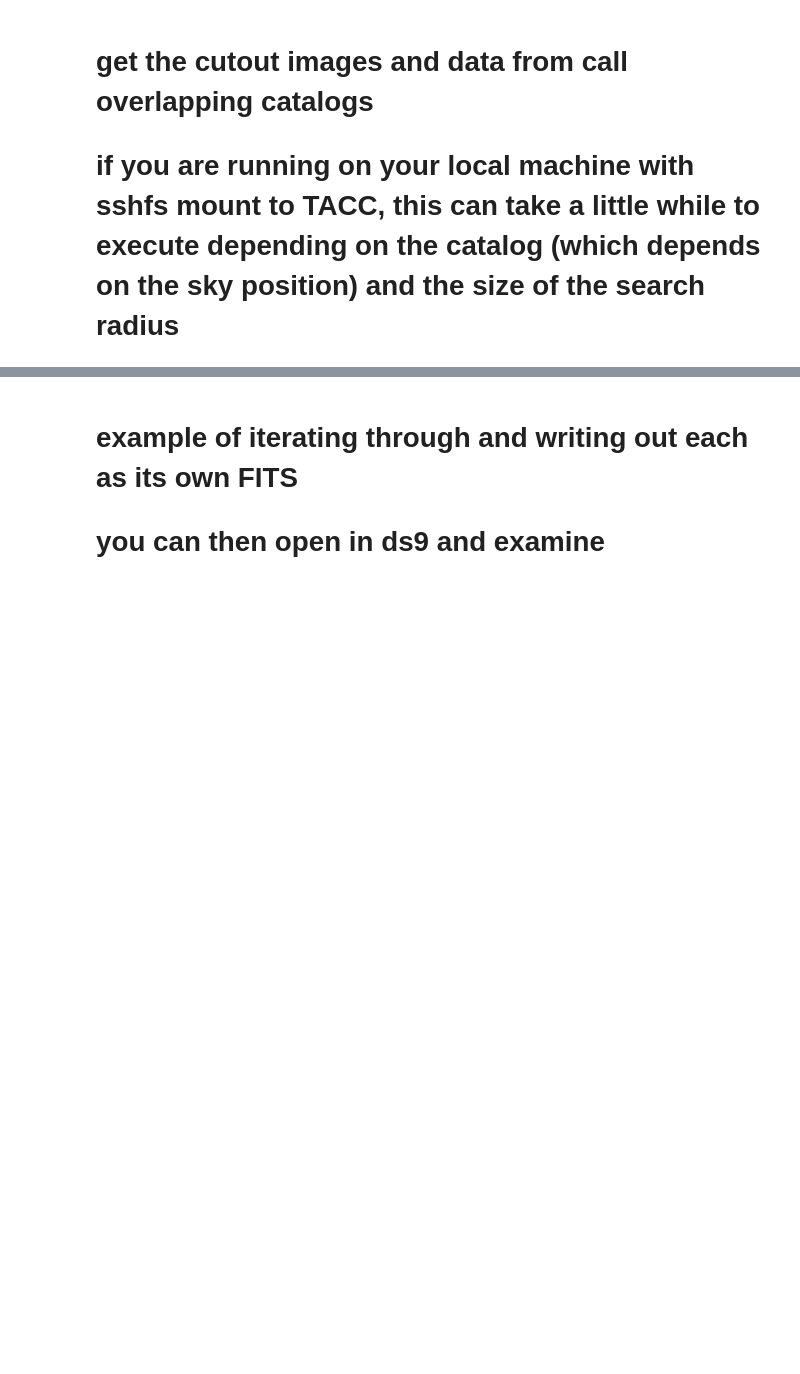
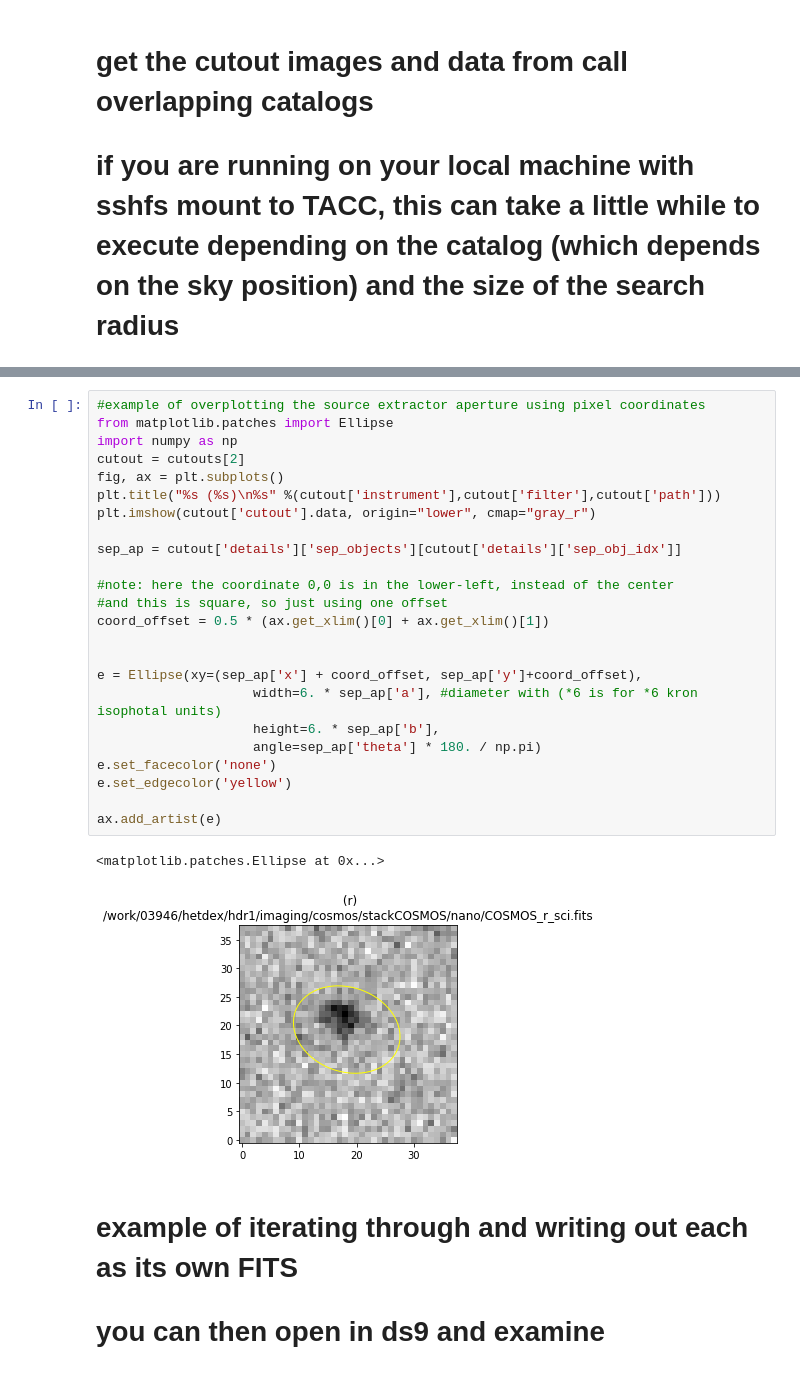
Before and after one commit to HETDEX/hetdex_api, a Jupyter notebook: notebooks/08-ELiXer_Imaging_Catalogs.ipynb, the cells around one changed output, grey strips where cells are left out. Cells and saved outputs as stored; diff of their text form; blank space fills up the shorter version.

Commit message:
update 08 notebook with new examples from ELiXer API

```diff
--- a/notebooks/08-ELiXer_Imaging_Catalogs.ipynb
+++ b/notebooks/08-ELiXer_Imaging_Catalogs.ipynb
@@ -138,3 +174,30 @@ for c in cutouts:
+# %%
+#example of overplotting the source extractor aperture using pixel coordinates
+from matplotlib.patches import Ellipse
+import numpy as np
+cutout = cutouts[2]
+fig, ax = plt.subplots()
+plt.title("%s (%s)\n%s" %(cutout['instrument'],cutout['filter'],cutout['path']))
+plt.imshow(cutout['cutout'].data, origin="lower", cmap="gray_r")
+
+sep_ap = cutout['details']['sep_objects'][cutout['details']['sep_obj_idx']]
+
+#note: here the coordinate 0,0 is in the lower-left, instead of the center
+#and this is square, so just using one offset
+coord_offset = 0.5 * (ax.get_xlim()[0] + ax.get_xlim()[1])
+
+
+e = Ellipse(xy=(sep_ap['x'] + coord_offset, sep_ap['y']+coord_offset),
+                    width=6. * sep_ap['a'], #diameter with (*6 is for *6 kron isophotal units)
+                    height=6. * sep_ap['b'],
+                    angle=sep_ap['theta'] * 180. / np.pi)
+e.set_facecolor('none')
+e.set_edgecolor('yellow')
+
+ax.add_artist(e)
+# %% [output]
+<matplotlib.patches.Ellipse at 0x...>
+[figure, added]
 # %% [markdown]
 # example of iterating through and writing out each as its own FITS
 # you can then open in ds9 and examine
```
Also changed, not shown: parts of 12 cells of this notebook.
